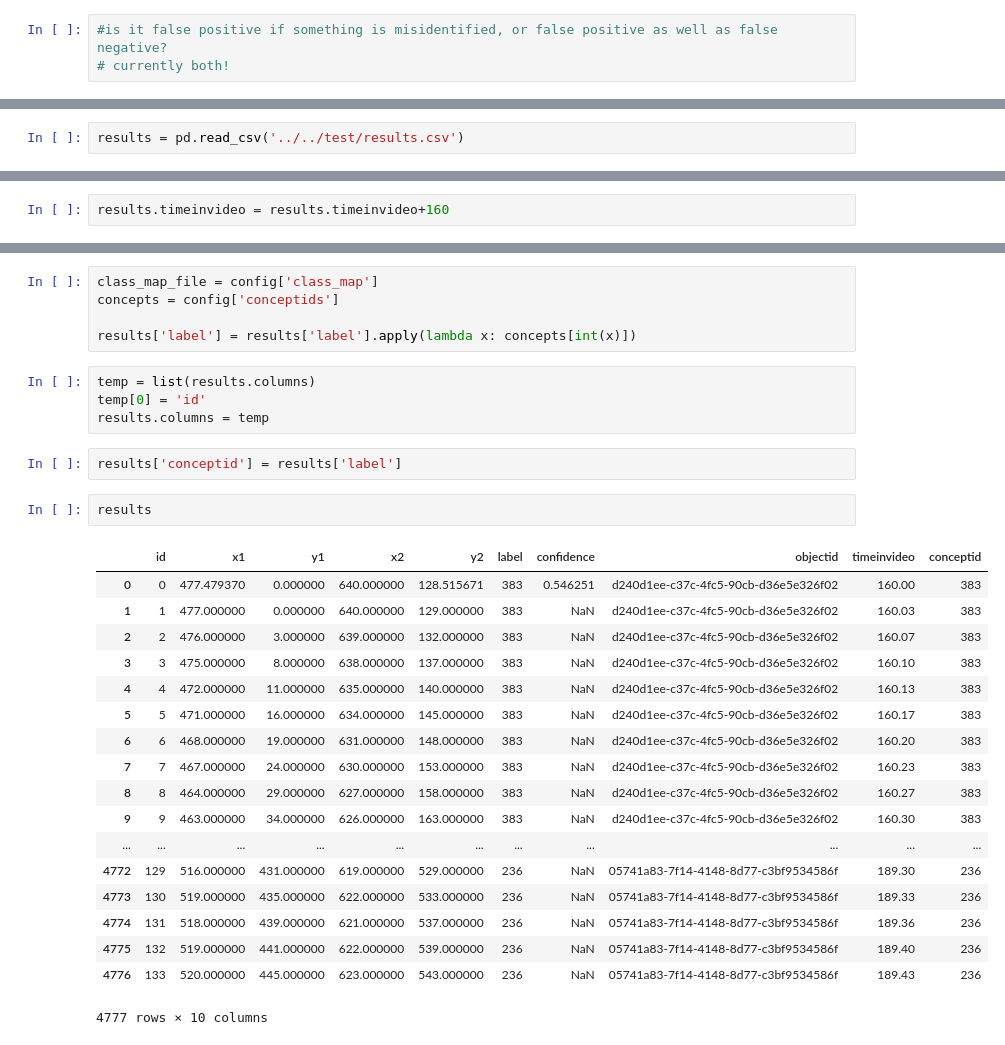
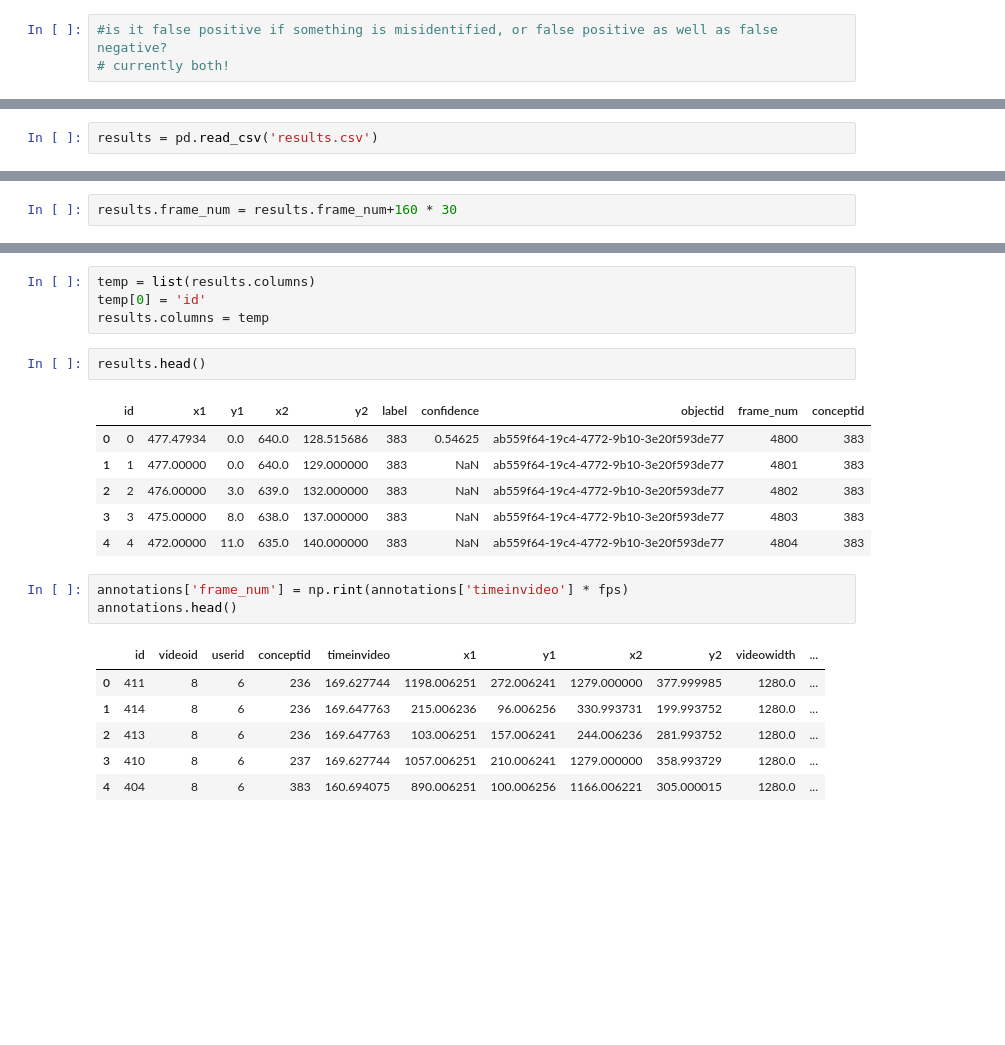
Before and after one commit to video-annotation-project/video-annotation-tool, a Jupyter notebook: ml/videof1tests.ipynb, the cells around one changed output, grey strips where cells are left out. Cells and saved outputs as stored; diff of their text form; blank space fills up the shorter version.

Commit message:
beggenings of videof1test function

```diff
--- a/ml/videof1tests.ipynb
+++ b/ml/videof1tests.ipynb
@@ -188,5 +91,5 @@ annotations.tail()
 # %%
-results = pd.read_csv('../../test/results.csv')
+results = pd.read_csv('results.csv')
 # %%
 len(results.objectid.value_counts())
 # %% [output]
@@ -198,3 +101,3 @@ len(annotations)
 # %%
-results.timeinvideo = results.timeinvideo+160
+results.frame_num = results.frame_num+160 * 30
 # %%
@@ -251,32 +132,23 @@ results
-# %%
-class_map_file = config['class_map']
-concepts = config['conceptids']
-
-results['label'] = results['label'].apply(lambda x: concepts[int(x)])
 # %%
 temp = list(results.columns)
 temp[0] = 'id'
 results.columns = temp
-# %%
-results['conceptid'] = results['label']
 # %%
-results
+results.head()
 # %% [output]
-|  | id | x1 | y1 | x2 | y2 | label | confidence | objectid | timeinvideo | conceptid |
-| 0 | 0 | 477.479370 | 0.000000 | 640.000000 | 128.515671 | 383 | 0.546251 | d240d1ee-c37c-4fc5-90cb-d36e5e326f02 | 160.00 | 383 |
-| 1 | 1 | 477.000000 | 0.000000 | 640.000000 | 129.000000 | 383 | NaN | d240d1ee-c37c-4fc5-90cb-d36e5e326f02 | 160.03 | 383 |
-| 2 | 2 | 476.000000 | 3.000000 | 639.000000 | 132.000000 | 383 | NaN | d240d1ee-c37c-4fc5-90cb-d36e5e326f02 | 160.07 | 383 |
-| 3 | 3 | 475.000000 | 8.000000 | 638.000000 | 137.000000 | 383 | NaN | d240d1ee-c37c-4fc5-90cb-d36e5e326f02 | 160.10 | 383 |
-| 4 | 4 | 472.000000 | 11.000000 | 635.000000 | 140.000000 | 383 | NaN | d240d1ee-c37c-4fc5-90cb-d36e5e326f02 | 160.13 | 383 |
-| 5 | 5 | 471.000000 | 16.000000 | 634.000000 | 145.000000 | 383 | NaN | d240d1ee-c37c-4fc5-90cb-d36e5e326f02 | 160.17 | 383 |
-| 6 | 6 | 468.000000 | 19.000000 | 631.000000 | 148.000000 | 383 | NaN | d240d1ee-c37c-4fc5-90cb-d36e5e326f02 | 160.20 | 383 |
-| 7 | 7 | 467.000000 | 24.000000 | 630.000000 | 153.000000 | 383 | NaN | d240d1ee-c37c-4fc5-90cb-d36e5e326f02 | 160.23 | 383 |
-| 8 | 8 | 464.000000 | 29.000000 | 627.000000 | 158.000000 | 383 | NaN | d240d1ee-c37c-4fc5-90cb-d36e5e326f02 | 160.27 | 383 |
-| 9 | 9 | 463.000000 | 34.000000 | 626.000000 | 163.000000 | 383 | NaN | d240d1ee-c37c-4fc5-90cb-d36e5e326f02 | 160.30 | 383 |
-| ... | ... | ... | ... | ... | ... | ... | ... | ... | ... | ... |
-| 4772 | 129 | 516.000000 | 431.000000 | 619.000000 | 529.000000 | 236 | NaN | 05741a83-7f14-4148-8d77-c3bf9534586f | 189.30 | 236 |
-| 4773 | 130 | 519.000000 | 435.000000 | 622.000000 | 533.000000 | 236 | NaN | 05741a83-7f14-4148-8d77-c3bf9534586f | 189.33 | 236 |
-| 4774 | 131 | 518.000000 | 439.000000 | 621.000000 | 537.000000 | 236 | NaN | 05741a83-7f14-4148-8d77-c3bf9534586f | 189.36 | 236 |
-| 4775 | 132 | 519.000000 | 441.000000 | 622.000000 | 539.000000 | 236 | NaN | 05741a83-7f14-4148-8d77-c3bf9534586f | 189.40 | 236 |
-| 4776 | 133 | 520.000000 | 445.000000 | 623.000000 | 543.000000 | 236 | NaN | 05741a83-7f14-4148-8d77-c3bf9534586f | 189.43 | 236 |
+|  | id | x1 | y1 | x2 | y2 | label | confidence | objectid | frame_num | conceptid |
+| 0 | 0 | 477.47934 | 0.0 | 640.0 | 128.515686 | 383 | 0.54625 | ab559f64-19c4-4772-9b10-3e20f593de77 | 4800 | 383 |
+| 1 | 1 | 477.00000 | 0.0 | 640.0 | 129.000000 | 383 | NaN | ab559f64-19c4-4772-9b10-3e20f593de77 | 4801 | 383 |
+| 2 | 2 | 476.00000 | 3.0 | 639.0 | 132.000000 | 383 | NaN | ab559f64-19c4-4772-9b10-3e20f593de77 | 4802 | 383 |
+| 3 | 3 | 475.00000 | 8.0 | 638.0 | 137.000000 | 383 | NaN | ab559f64-19c4-4772-9b10-3e20f593de77 | 4803 | 383 |
+| 4 | 4 | 472.00000 | 11.0 | 635.0 | 140.000000 | 383 | NaN | ab559f64-19c4-4772-9b10-3e20f593de77 | 4804 | 383 |
-4777 rows × 10 columns
+# %%
+annotations['frame_num'] = np.rint(annotations['timeinvideo'] * fps)
+annotations.head()
+# %% [output]
+|  | id | videoid | userid | conceptid | timeinvideo | x1 | y1 | x2 | y2 | videowidth | ... |
+| 0 | 411 | 8 | 6 | 236 | 169.627744 | 1198.006251 | 272.006241 | 1279.000000 | 377.999985 | 1280.0 | ... |
+| 1 | 414 | 8 | 6 | 236 | 169.647763 | 215.006236 | 96.006256 | 330.993731 | 199.993752 | 1280.0 | ... |
+| 2 | 413 | 8 | 6 | 236 | 169.647763 | 103.006251 | 157.006241 | 244.006236 | 281.993752 | 1280.0 | ... |
+| 3 | 410 | 8 | 6 | 237 | 169.627744 | 1057.006251 | 210.006241 | 1279.000000 | 358.993729 | 1280.0 | ... |
+| 4 | 404 | 8 | 6 | 383 | 160.694075 | 890.006251 | 100.006256 | 1166.006221 | 305.000015 | 1280.0 | ... |
```
Also changed, not shown: parts of 22 cells of this notebook, 1 other file.
